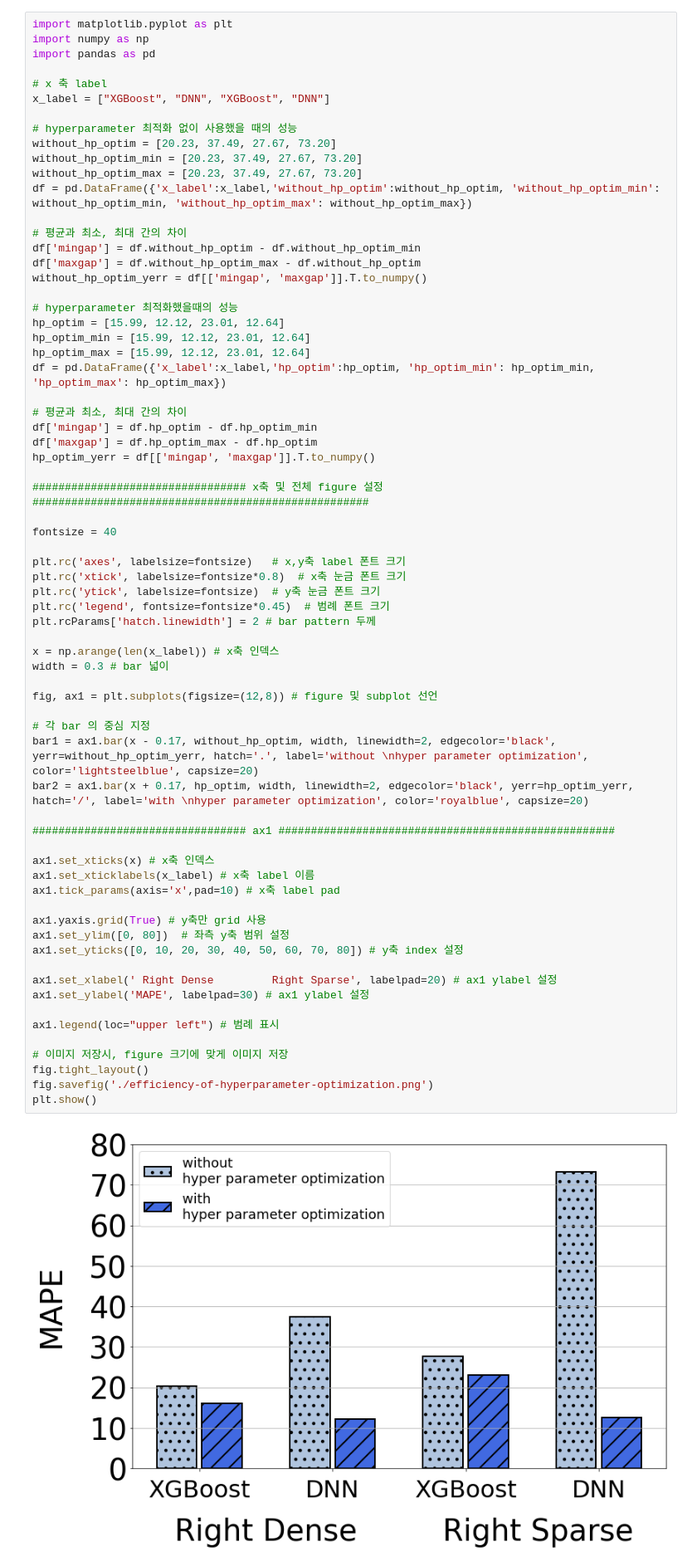
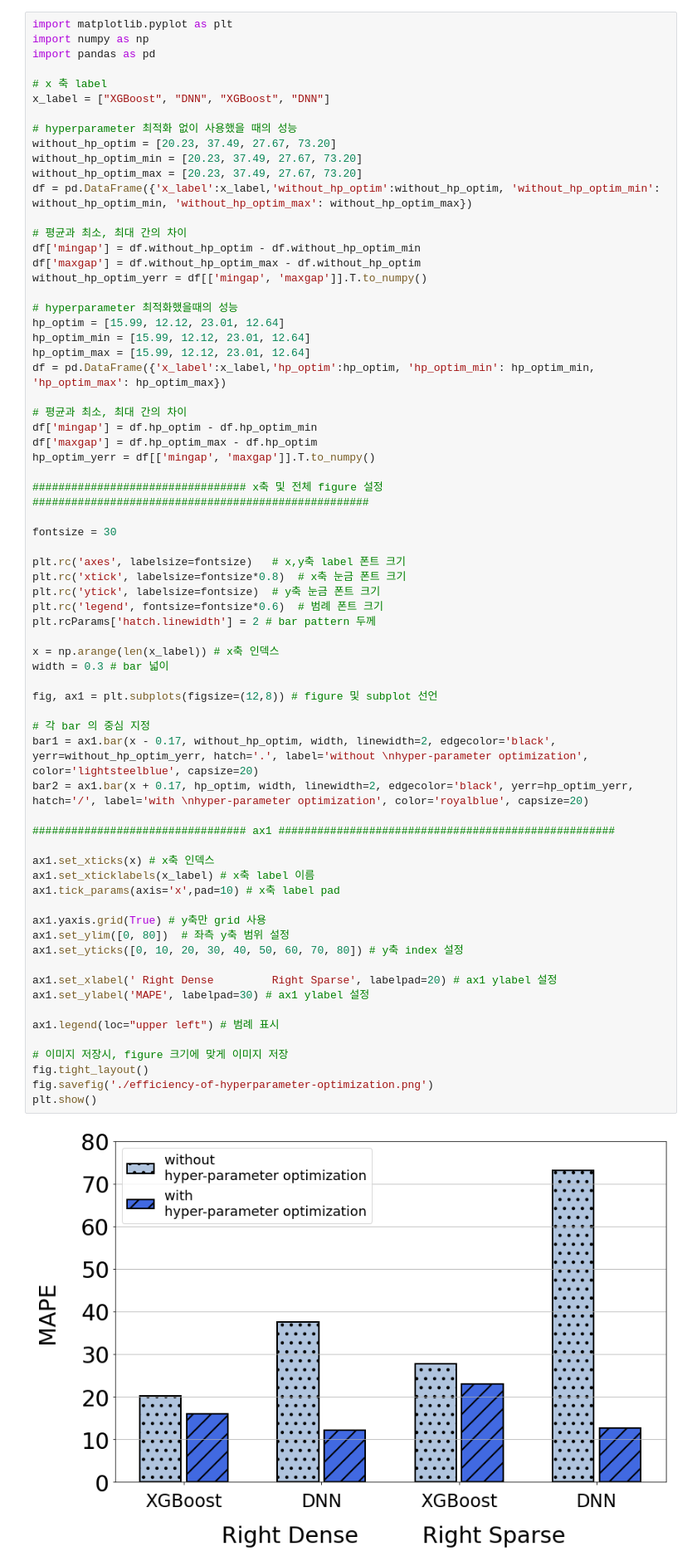
Before and after one commit to unhochoi/Sparse-Matrix-Multiplication, a Jupyter notebook: figure/pyplot/efficiency-of-hyperparameter-optimization.ipynb, the cells around one changed output. Shown at 83% size. Cells and saved outputs as stored; diff of their text form.

```diff
--- a/figure/pyplot/efficiency-of-hyperparameter-optimization.ipynb
+++ b/figure/pyplot/efficiency-of-hyperparameter-optimization.ipynb
@@ -36,44 +36,44 @@ hp_optim_yerr = df[['mingap', 'maxgap']].T.to_numpy()
 
 ################################# x축 및 전체 figure 설정 ####################################################
 
-fontsize = 40
+fontsize = 30
 
 plt.rc('axes', labelsize=fontsize)   # x,y축 label 폰트 크기
 plt.rc('xtick', labelsize=fontsize*0.8)  # x축 눈금 폰트 크기
 plt.rc('ytick', labelsize=fontsize)  # y축 눈금 폰트 크기
-plt.rc('legend', fontsize=fontsize*0.45)  # 범례 폰트 크기
+plt.rc('legend', fontsize=fontsize*0.6)  # 범례 폰트 크기
 plt.rcParams['hatch.linewidth'] = 2 # bar pattern 두께
 
 x = np.arange(len(x_label)) # x축 인덱스
 width = 0.3 # bar 넓이
 
 fig, ax1 = plt.subplots(figsize=(12,8)) # figure 및 subplot 선언
 
 # 각 bar 의 중심 지정
-bar1 = ax1.bar(x - 0.17, without_hp_optim, width, linewidth=2, edgecolor='black', yerr=without_hp_optim_yerr, hatch='.', label='without \nhyper parameter optimization', color='lightsteelblue', capsize=20)
-bar2 = ax1.bar(x + 0.17, hp_optim, width, linewidth=2, edgecolor='black', yerr=hp_optim_yerr, hatch='/', label='with \nhyper parameter optimization', color='royalblue', capsize=20)
+bar1 = ax1.bar(x - 0.17, without_hp_optim, width, linewidth=2, edgecolor='black', yerr=without_hp_optim_yerr, hatch='.', label='without \nhyper-parameter optimization', color='lightsteelblue', capsize=20)
+bar2 = ax1.bar(x + 0.17, hp_optim, width, linewidth=2, edgecolor='black', yerr=hp_optim_yerr, hatch='/', label='with \nhyper-parameter optimization', color='royalblue', capsize=20)
 
 ################################# ax1 ####################################################
 
 ax1.set_xticks(x) # x축 인덱스
 ax1.set_xticklabels(x_label) # x축 label 이름
 ax1.tick_params(axis='x',pad=10) # x축 label pad
 
 ax1.yaxis.grid(True) # y축만 grid 사용
 ax1.set_ylim([0, 80])  # 좌측 y축 범위 설정
 ax1.set_yticks([0, 10, 20, 30, 40, 50, 60, 70, 80]) # y축 index 설정
 
 ax1.set_xlabel(' Right Dense         Right Sparse', labelpad=20) # ax1 ylabel 설정
 ax1.set_ylabel('MAPE', labelpad=30) # ax1 ylabel 설정
 
 ax1.legend(loc="upper left") # 범례 표시
 
 # 이미지 저장시, figure 크기에 맞게 이미지 저장
 fig.tight_layout()
 fig.savefig('./efficiency-of-hyperparameter-optimization.png')
 plt.show()
 # %% [output]
-[figure, old version]
+[figure, new version]
 # %%
 # import matplotlib.pyplot as plt
 # import numpy as np
```
Also changed, not shown: 14 other files.
